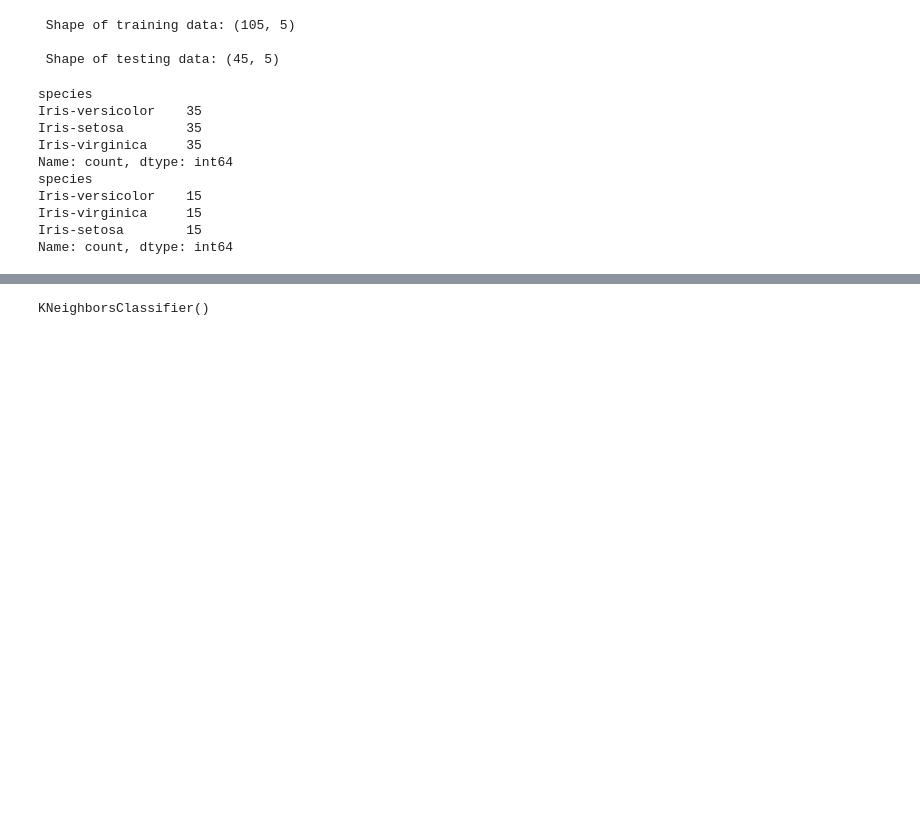
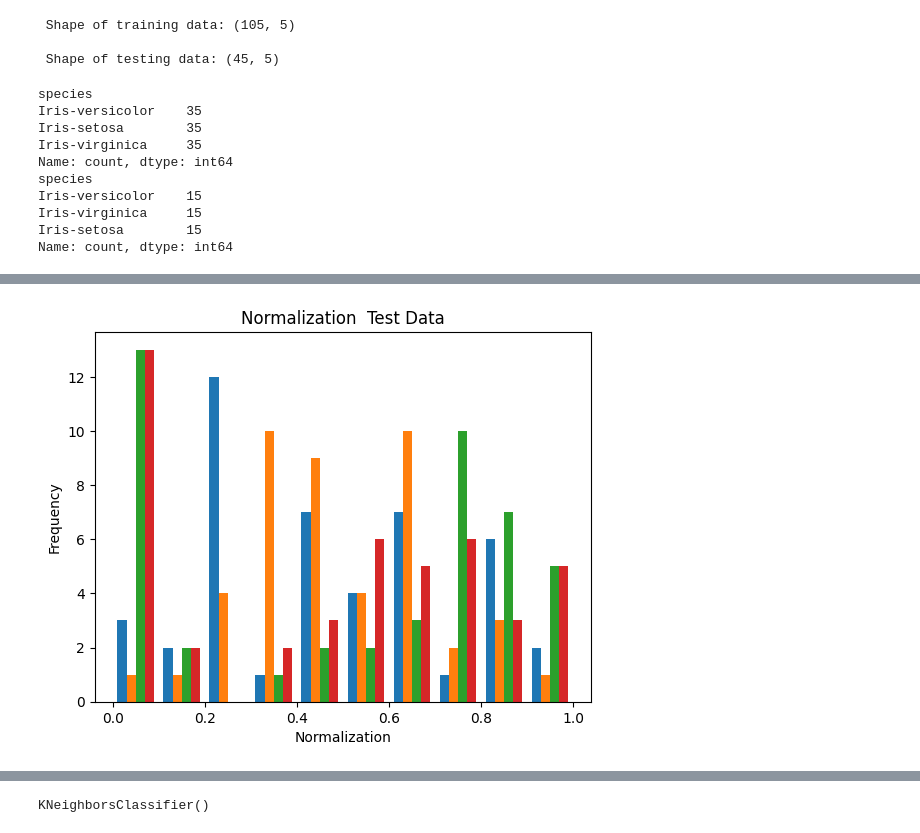
Before and after one commit to priyakter/Project, a Jupyter notebook: IRIS.ipynb, the cells around one changed output, grey strips where cells are left out. Cells and saved outputs as stored; diff of their text form; code cells hidden in the pictures; blank space fills up the shorter version.

```diff
--- a/IRIS.ipynb
+++ b/IRIS.ipynb
@@ -121,3 +166,11 @@ normalization_data1=scaler.fit_transform(test_x)
+# %%
+plt.hist(normalization_data1)
+plt.xlabel('Normalization')
+plt.ylabel('Frequency')
+plt.title('Normalization  Test Data')
+plt.show()
+# %% [output]
+[figure, added]
 # %%
 #standardization
 scaler=StandardScaler()
```
Also changed, not shown: parts of 19 cells of this notebook.
